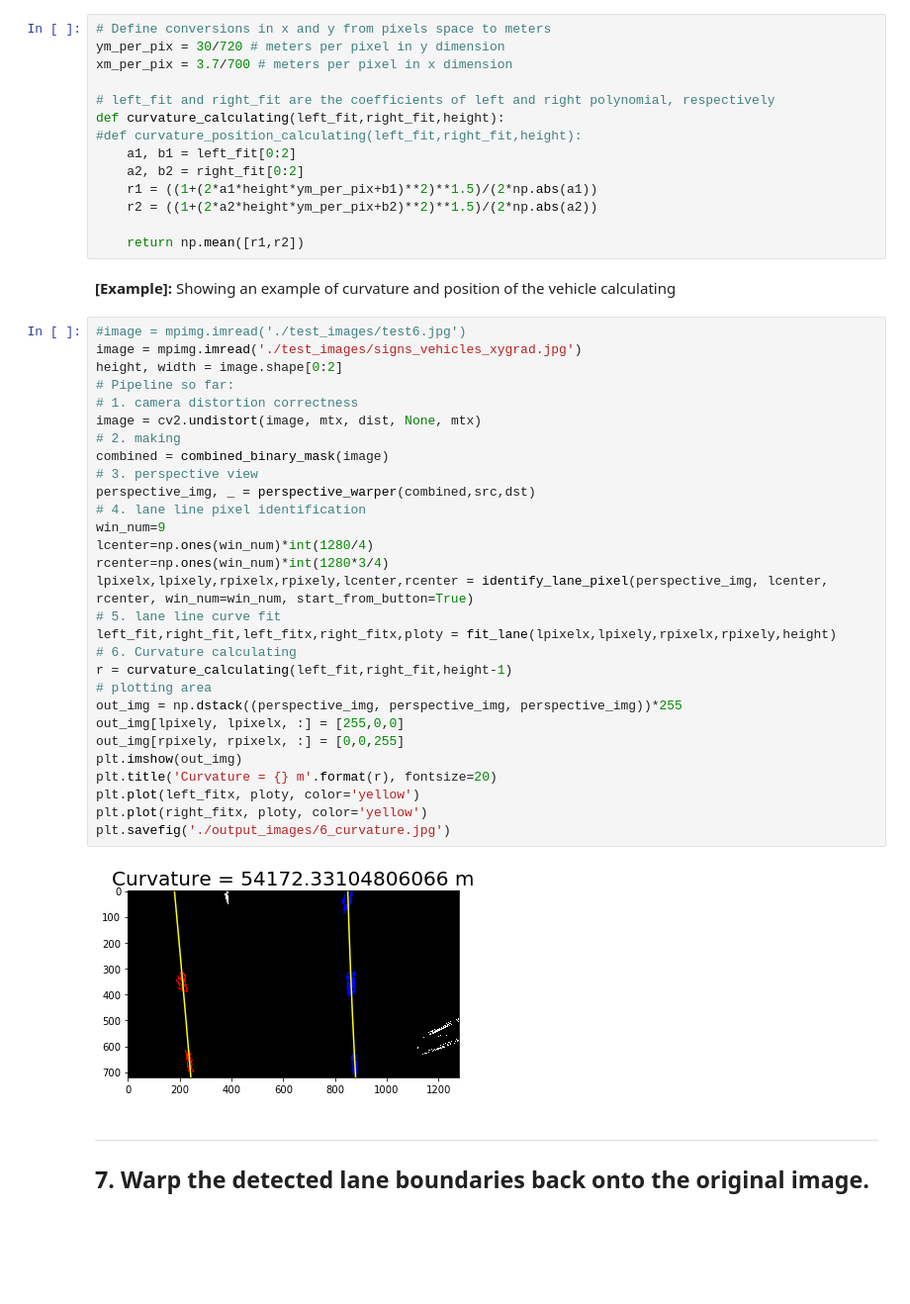
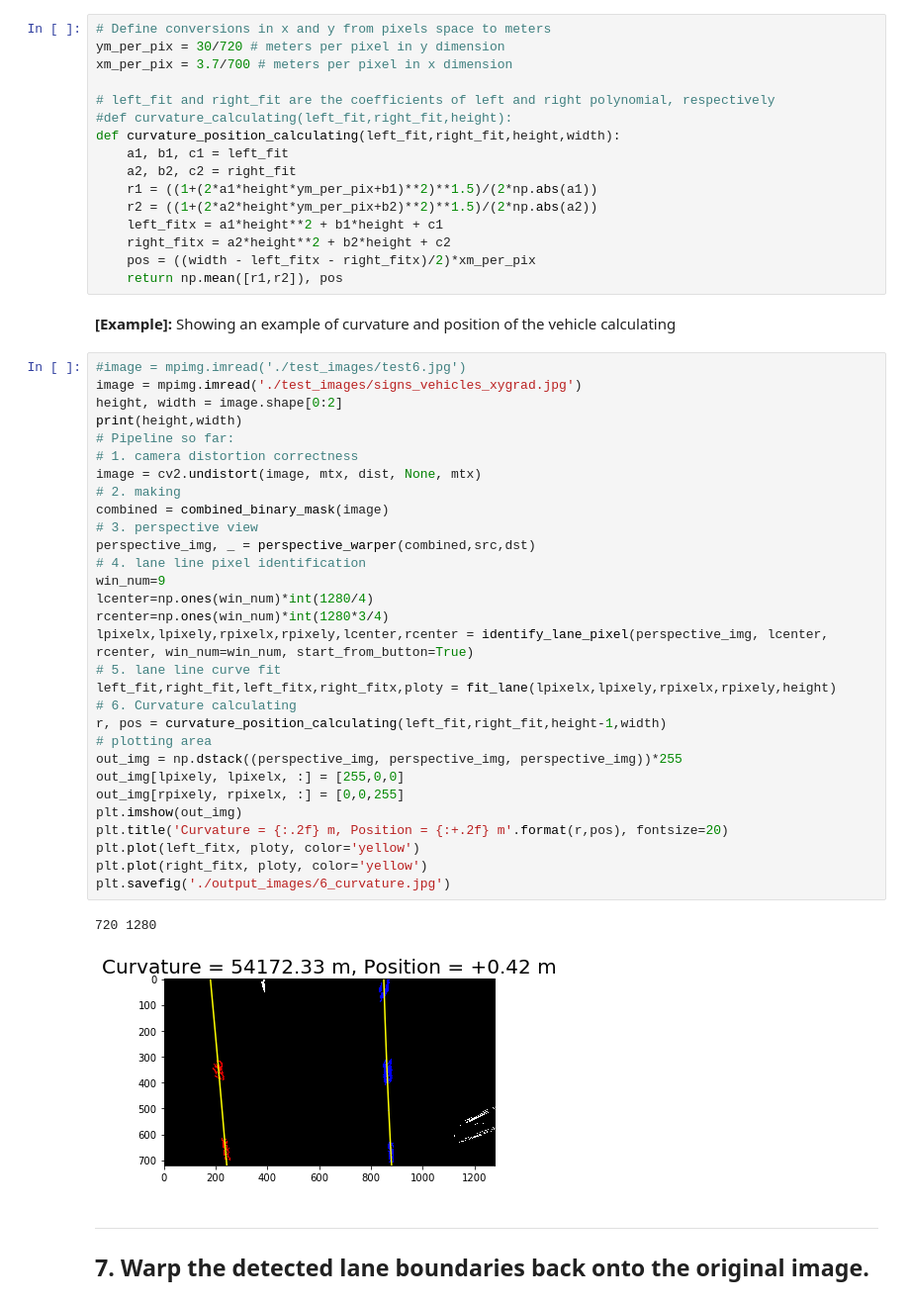
Before and after one commit to bobondemon/Lane-Line-Finding, a Jupyter notebook: Advanced-Lane-Finding.ipynb, the cells around one changed output. Shown at 99% size. Drawn from its saved outputs; the diff is of its cells as text; blank space fills up the shorter version.

Commit message:
Add position of vehicle and plot onto images

```diff
--- a/Advanced-Lane-Finding.ipynb
+++ b/Advanced-Lane-Finding.ipynb
@@ -390,47 +390,51 @@ ym_per_pix = 30/720 # meters per pixel in y dimension
 xm_per_pix = 3.7/700 # meters per pixel in x dimension
 
 # left_fit and right_fit are the coefficients of left and right polynomial, respectively
-def curvature_calculating(left_fit,right_fit,height):
-#def curvature_position_calculating(left_fit,right_fit,height):
-    a1, b1 = left_fit[0:2]
-    a2, b2 = right_fit[0:2]
+#def curvature_calculating(left_fit,right_fit,height):
+def curvature_position_calculating(left_fit,right_fit,height,width):
+    a1, b1, c1 = left_fit
+    a2, b2, c2 = right_fit
     r1 = ((1+(2*a1*height*ym_per_pix+b1)**2)**1.5)/(2*np.abs(a1))
     r2 = ((1+(2*a2*height*ym_per_pix+b2)**2)**1.5)/(2*np.abs(a2))
-
-    return np.mean([r1,r2])
+    left_fitx = a1*height**2 + b1*height + c1
+    right_fitx = a2*height**2 + b2*height + c2
+    pos = ((width - left_fitx - right_fitx)/2)*xm_per_pix
+    return np.mean([r1,r2]), pos
 # %% [markdown]
 **[Example]:** Showing an example of curvature and position of the vehicle calculating
 # %%
 #image = mpimg.imread('./test_images/test6.jpg')
 image = mpimg.imread('./test_images/signs_vehicles_xygrad.jpg')
 height, width = image.shape[0:2]
+print(height,width)
 # Pipeline so far:
 # 1. camera distortion correctness
 image = cv2.undistort(image, mtx, dist, None, mtx)
 # 2. making
 combined = combined_binary_mask(image)
 # 3. perspective view
 perspective_img, _ = perspective_warper(combined,src,dst)
 # 4. lane line pixel identification
 win_num=9
 lcenter=np.ones(win_num)*int(1280/4)
 rcenter=np.ones(win_num)*int(1280*3/4)
 lpixelx,lpixely,rpixelx,rpixely,lcenter,rcenter = identify_lane_pixel(perspective_img, lcenter, rcenter, win_num=win_num, start_from_button=True)
 # 5. lane line curve fit
 left_fit,right_fit,left_fitx,right_fitx,ploty = fit_lane(lpixelx,lpixely,rpixelx,rpixely,height)
 # 6. Curvature calculating
-r = curvature_calculating(left_fit,right_fit,height-1)
+r, pos = curvature_position_calculating(left_fit,right_fit,height-1,width)
 # plotting area
 out_img = np.dstack((perspective_img, perspective_img, perspective_img))*255
 out_img[lpixely, lpixelx, :] = [255,0,0]
 out_img[rpixely, rpixelx, :] = [0,0,255]
 plt.imshow(out_img)
-plt.title('Curvature = {} m'.format(r), fontsize=20)
+plt.title('Curvature = {:.2f} m, Position = {:+.2f} m'.format(r,pos), fontsize=20)
 plt.plot(left_fitx, ploty, color='yellow')
 plt.plot(right_fitx, ploty, color='yellow')
 plt.savefig('./output_images/6_curvature.jpg')
 # %% [output]
+720 1280
-[figure, old version]
+[figure, new version]
 # %% [markdown]
 ---
 ## 7. Warp the detected lane boundaries back onto the original image.
```
Also changed, not shown: parts of 2 cells of this notebook, 3 other files.
